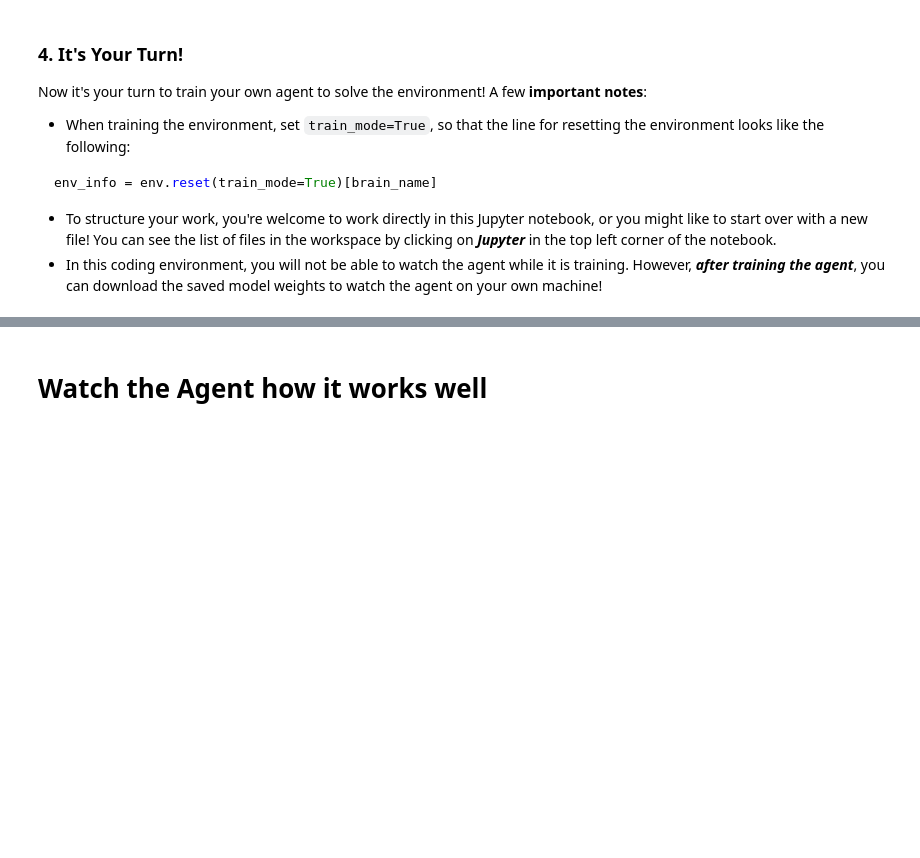
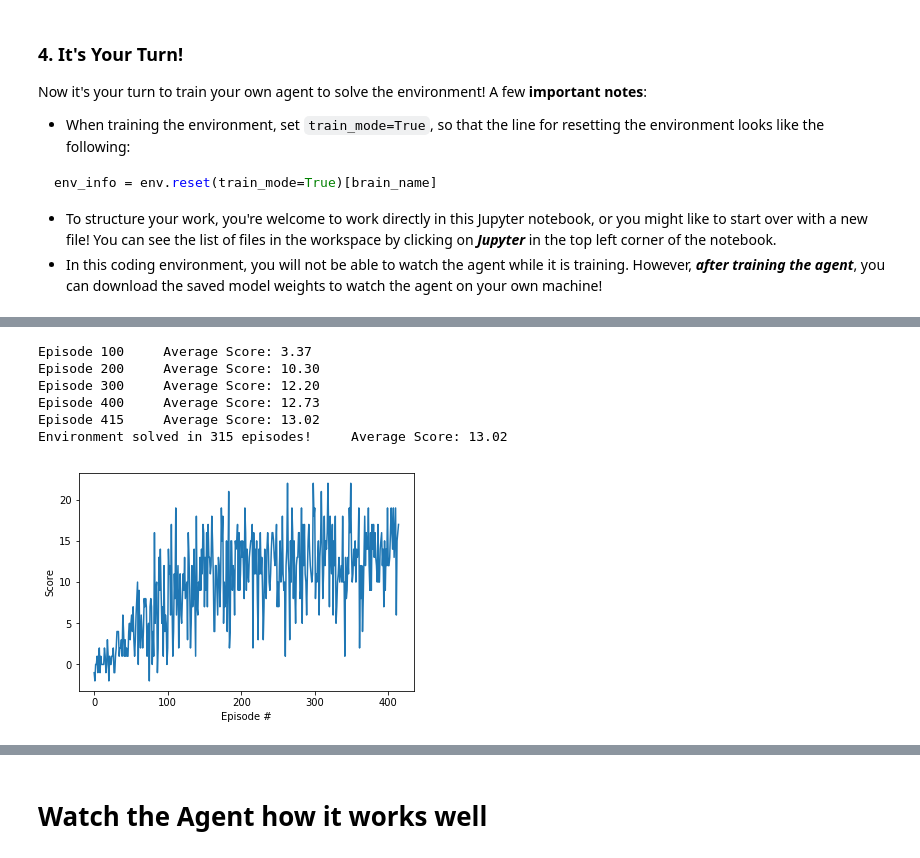
Before and after one commit to MartinLampel/drlnd_p1_navigation, a Jupyter notebook: Navigation.ipynb, the cells around one changed output, grey strips where cells are left out. Cells and saved outputs as stored; diff of their text form; code cells hidden in the pictures; blank space fills up the shorter version.

```diff
--- a/Navigation.ipynb
+++ b/Navigation.ipynb
@@ -199,2 +214,14 @@ Environment solved in 282 episodes!     Average Score: 13.09
+# %%
+agent = Agent(state_size, action_size, 0, hidden_units=[128, 64, 16])
+scores = dqn(agent, eps_decay=0.95, checkpoint='model4.pth')
+plot_scores(scores)
+# %% [output]
+Episode 100     Average Score: 3.37
+Episode 200     Average Score: 10.30
+Episode 300     Average Score: 12.20
+Episode 400     Average Score: 12.73
+Episode 415     Average Score: 13.02
+Environment solved in 315 episodes!     Average Score: 13.02
+[figure, added]
 # %%
 agent = Agent(state_size, action_size, 0, hidden_units=[64, 32])
```
Also changed, not shown: parts of 11 cells of this notebook, 1 other file.
